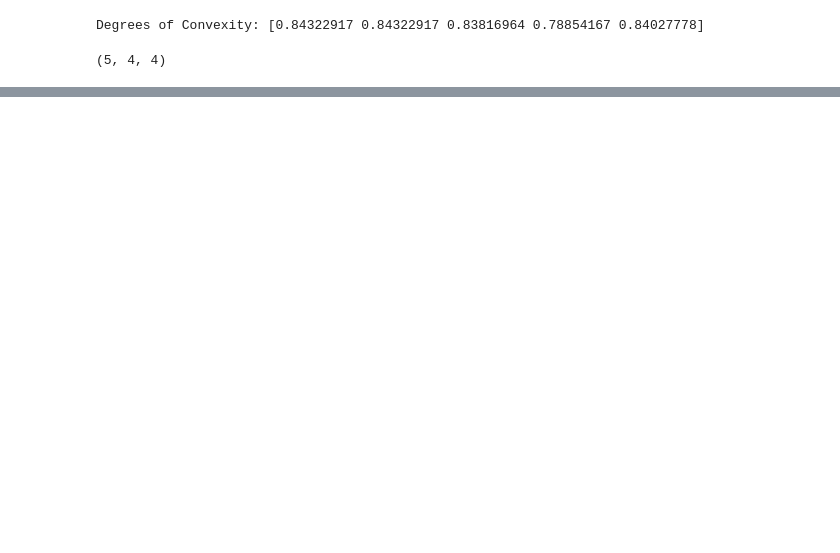
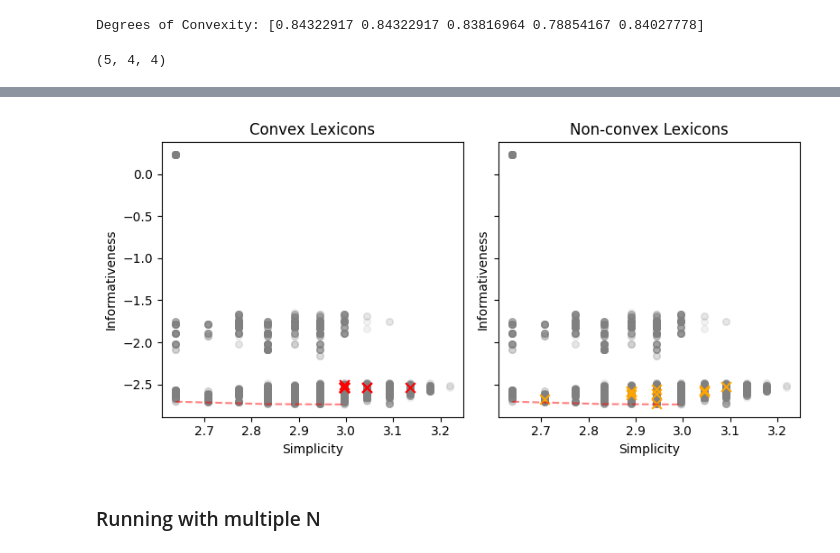
Before and after one commit to alexeykosh/2024-convexity-efficient-communication, a Jupyter notebook: RSA-model.ipynb, the cells around one changed output, grey strips where cells are left out. Saved outputs shown, nothing was run; the diff lists cells and outputs as text; code cells hidden in the pictures; blank space fills up the shorter version.

Commit message:
added efficiency-simplicity trade-off analysis for artificial agents

```diff
--- a/RSA-model.ipynb
+++ b/RSA-model.ipynb
@@ -14,0 +32,5 @@ NOISE = 0
+# %%
+# dictionary mapping coords to themselves
+coords_dict = defaultdict(list)
+for i, coord in enumerate(coords):
+    coords_dict[tuple(coord)] = tuple(coord)
@@ -583,0 +501,44 @@ plot_last_lexicons(b, n_iter, pos=-1)
+# %%
+# compute simplicity for the prior
+simplicity_prior = [compression(l) for l in LS]
+informativeness_prior = [informativeness(l, p_m=None, cielab_dict=coords_dict) for l in LS]
+# %%
+pareto_front_indices = non_dominated_front(simplicity_prior, informativeness_prior)
+pareto_front_points = [(simplicity_prior[i], informativeness_prior[i]) for i in pareto_front_indices]
+
+# find duplicates in either x or y and remove them
+pareto_front_points = list(set(pareto_front_points))
+
+x_pareto, y_pareto = zip(*pareto_front_points)
+# %%
+# create a smooth line over x_pareto and y_pareto using lowess
+lowess = sm.nonparametric.lowess
+smoothed = lowess(y_pareto, x_pareto)
+# %%
+fig, (ax1, ax2) = plt.subplots(1, 2, figsize=(8, 4),
+                               sharey=True)
+
+# Convex subplot
+ax1.scatter(simplicity_prior, informativeness_prior, alpha=0.1, color='grey', s=30)
+ax1.scatter(simplicity_convex, informativeness_convex, alpha=1, marker='x', color='red', s=60)
+ax1.set_xlabel('Simplicity')
+ax1.set_ylabel('Informativeness')
+ax1.set_title('Convex Lexicons')
+ax1.plot(smoothed[:, 0], smoothed[:, 1], 'r--', alpha=0.5)
+# ax1.legend()
+
+# Non-convex subplot
+ax2.scatter(simplicity_prior, informativeness_prior, alpha=0.1, color='grey', s=30)
+ax2.scatter(simplicity_nconvex, informativeness_nconvex, alpha=1, marker='x', color='orange', s=60)
+ax2.set_xlabel('Simplicity')
+ax2.set_ylabel('Informativeness')
+ax2.set_title('Non-convex Lexicons')
+ax2.plot(smoothed[:, 0], smoothed[:, 1], 'r--', alpha=0.5)
+# ax2.legend()
+
+plt.tight_layout()
+plt.show()
+# %% [output]
+[figure, added]
+# %% [markdown]
+### Running with multiple N
```
Also changed, not shown: parts of 38 cells of this notebook, 2 other files.
